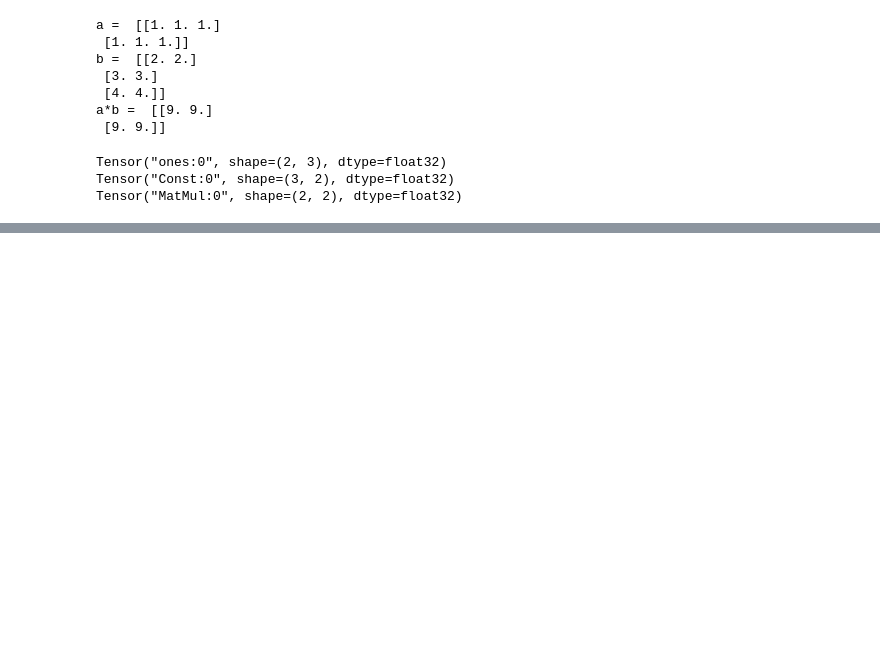
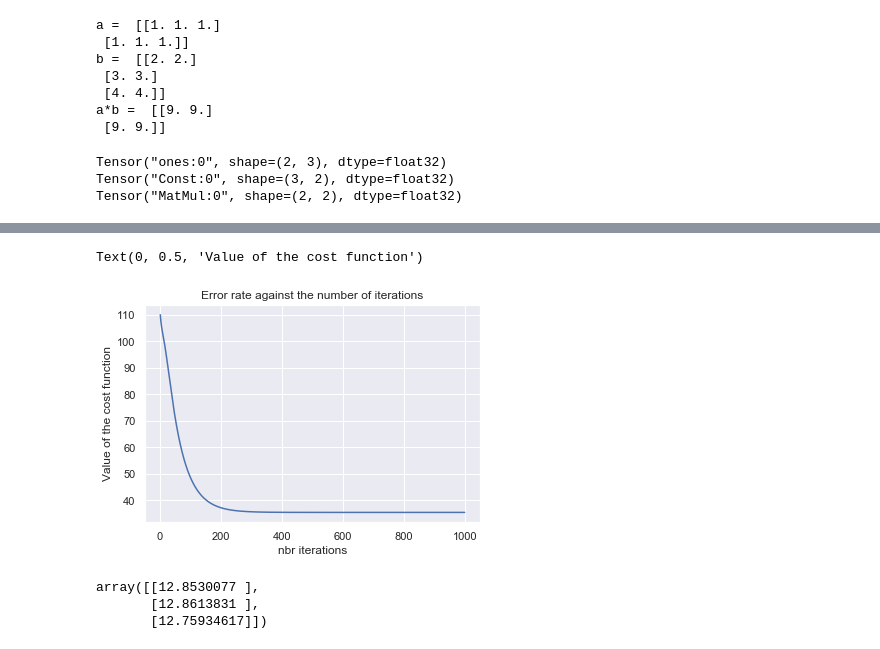
Before and after one commit to TrefleEncornet2/PortFolio, a Jupyter notebook: Intro_tensorflow.ipynb, the cells around one changed output, grey strips where cells are left out. Saved outputs shown, nothing was run; the diff lists cells and outputs as text; code cells hidden in the pictures; blank space fills up the shorter version.

```diff
--- a/Intro_tensorflow.ipynb
+++ b/Intro_tensorflow.ipynb
@@ -429,0 +527,4 @@ epoch: 45 error:  0.13690613 weight: 0.49363628 bias: -0.13108133
+# %%
+biases = np.zeros([200])
+biases = biases.reshape(200,1)
+print(biases.shape)
@@ -429,0 +543,7 @@ epoch: 45 error:  0.13690613 weight: 0.49363628 bias: -0.13108133
+# %%
+def cost_function2(features, target, weights, biases):
+    N = features.shape[0]
+    target_1D = target.values
+    target_1d = target_1D.reshape(N,1)
+    sq_error = (target_1D - predict(features, weights, biases))**2
+    return(np.mean(sq_error)/2)
@@ -429,0 +594,22 @@ epoch: 45 error:  0.13690613 weight: 0.49363628 bias: -0.13108133
+# %%
+def train2(features, target, weights, biases, learning_rate, iters):
+    # "iters" will be the number of iteration
+    cost2_history = [] # We will track each values of the cost_function to see it's evolution
+    weights_history, biases_history = [],[]
+
+    for i in range(iters):
+        weights,biases = update_weights(features, target, weights, biases, learning_rate)
+
+        #Calculate cost for auditing purposes
+        cost2 = cost_function2(features, target, weights, biases)
+        cost2_history.append(cost2)
+
+        weights_history.append(weight)
+        biases_history.append(bias)
+
+        if iters%10 == 0:
+            print(weights)
+
+    return weights, biases, cost2_history, weights_history, biases_history, iters
+# %%
+weights, biases, cost2_history, weights_history, biases_history, iters = train2(features, target, weights, biases, 0.005, 1000)
@@ -429,0 +634,15 @@ epoch: 45 error:  0.13690613 weight: 0.49363628 bias: -0.13108133
+# %%
+plt.figure()
+plt.plot(np.arange(1,iters+1), cost2_history)
+plt.title('Error rate against the number of iterations')
+plt.xlabel('nbr iterations')
+plt.ylabel('Value of the cost function')
+# %% [output]
+Text(0, 0.5, 'Value of the cost function')
+[figure, added]
+# %%
+weights
+# %% [output]
+array([[12.8530077 ],
+       [12.8613831 ],
+       [12.75934617]])
```
Also changed, not shown: parts of 35 cells of this notebook.
